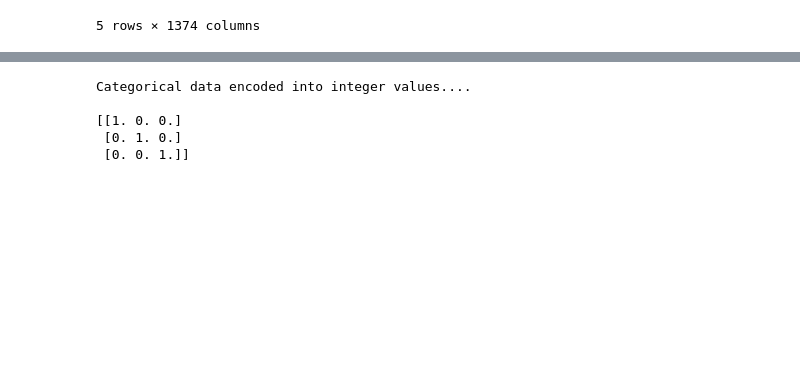
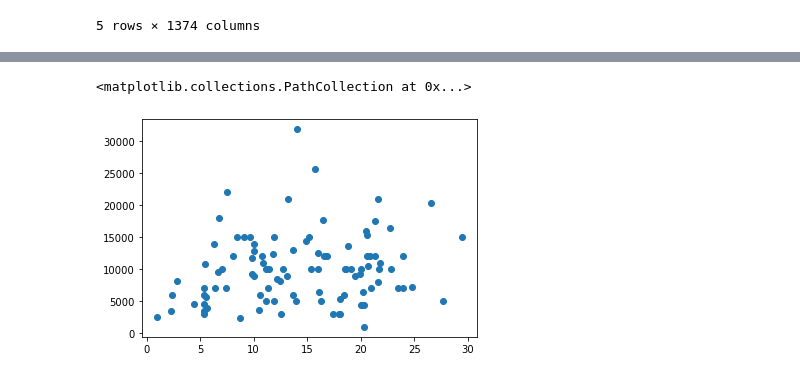
Before and after one commit to BehemothNano/Columbia-ML-Project, a Jupyter notebook: notebook.ipynb, the cells around one changed output, grey strips where cells are left out. Saved outputs shown, nothing was run; the diff lists cells and outputs as text; code cells hidden in the pictures; blank space fills up the shorter version.

```diff
--- a/notebook.ipynb
+++ b/notebook.ipynb
@@ -43,7 +43,7 @@ df.head()
 | 1075358 | 1311748 | 3000 | 60 months | 12.69 | 67.79 | B | B5 | 1 year | RENT | ... |
 5 rows × 42 columns
 # %%
-cols_to_drop = ['policy_code', 'initial_list_status', 'collections_12_mths_ex_med', 'pymnt_plan', 'application_type', 'acc_now_delinq', 'purpose', 'title', 'zip_code', 'addr_state']
+cols_to_drop = ['policy_code', 'initial_list_status', 'collections_12_mths_ex_med', 'pymnt_plan', 'application_type', 'acc_now_delinq', 'purpose', 'title', 'zip_code', 'addr_state', 'earliest_cr_line', 'recoveries', 'collection_recovery_fee', 'last_credit_pull_d']
 df.drop(cols_to_drop, axis=1, inplace=True)
 df.head()
 # %% [output]
@@ -90,20 +89,8 @@ KeyError: "['CLI'] not found in axis"
 # %%
-from sklearn.preprocessing import LabelEncoder
-from sklearn.preprocessing import OneHotEncoder
-from sklearn.compose import ColumnTransformer
-label = LabelEncoder()
-loan_status = ["Charged Off", "Current", "Fully Paid"]
-
-int_data = label.fit_transform(loan_status)
-int_data = int_data.reshape(len(int_data), 1)
-
-onehot_data = OneHotEncoder(sparse=False)
-onehot_data = onehot_data.fit_transform(int_data)
-print("Categorical data encoded into integer values....\n")
-print(onehot_data)
+# Scatter plot to check the data, though not very useful here, should delete this cell
+x=df['dti']
+y=df['CLI']
+plt.scatter(x,y)
 # %% [output]
-Categorical data encoded into integer values....
-
-[[1. 0. 0.]
- [0. 1. 0.]
- [0. 0. 1.]]
+<matplotlib.collections.PathCollection at 0x...>
+[figure, added]
```
Also changed, not shown: parts of 9 cells of this notebook.
